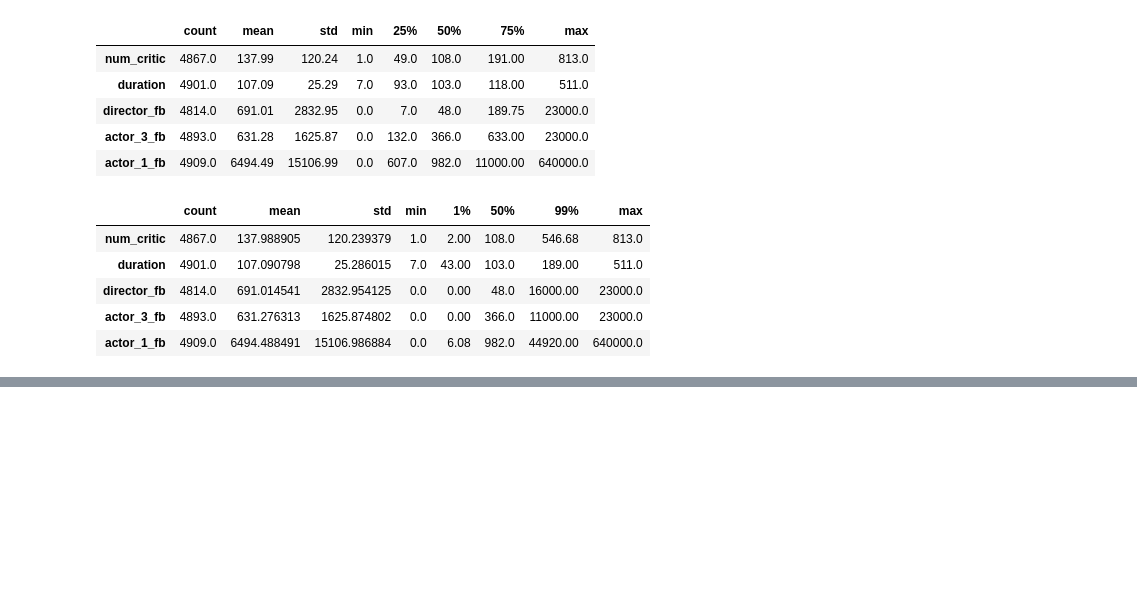
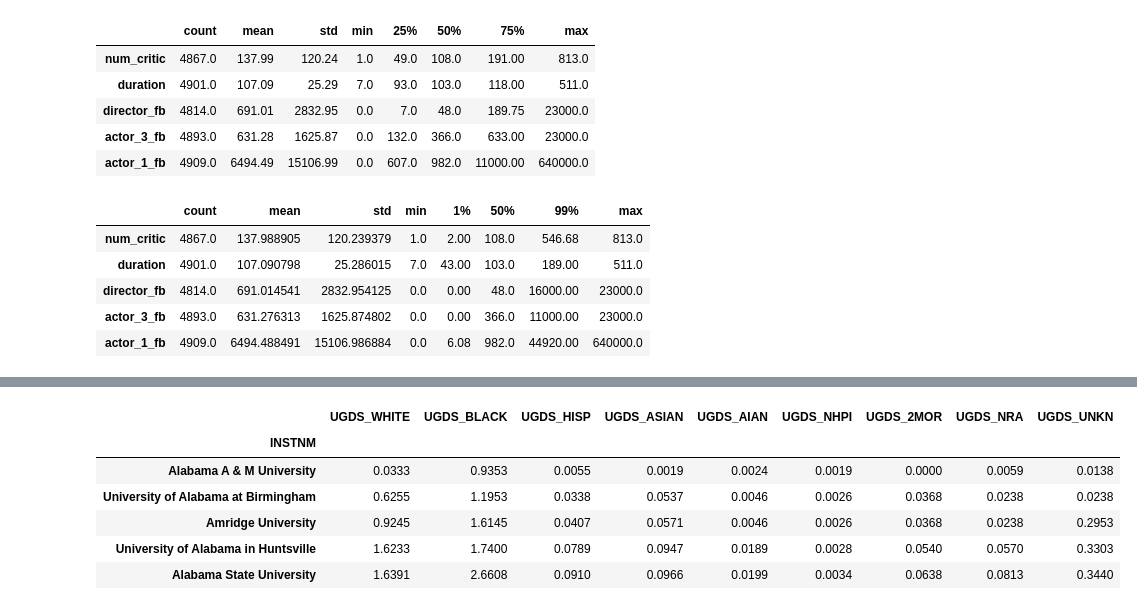
Before and after one commit to minstrel1149/pandas_practice-cookbook1, a Jupyter notebook: pd_cookbook_2_chapter2.ipynb, the cells around one changed output, grey strips where cells are left out. Cells and saved outputs as stored; diff of their text form; code cells hidden in the pictures; blank space fills up the shorter version.

```diff
--- a/pd_cookbook_2_chapter2.ipynb
+++ b/pd_cookbook_2_chapter2.ipynb
@@ -135,0 +291,10 @@ movie.describe(percentiles=[0.01, 0.5, 0.99]).T.head()
+# %%
+college_ugds.cumsum(axis=0).head()
+# %% [output]
+|  | UGDS_WHITE | UGDS_BLACK | UGDS_HISP | UGDS_ASIAN | UGDS_AIAN | UGDS_NHPI | UGDS_2MOR | UGDS_NRA | UGDS_UNKN |
+| INSTNM |  |  |  |  |  |  |  |  |  |
+| Alabama A & M University | 0.0333 | 0.9353 | 0.0055 | 0.0019 | 0.0024 | 0.0019 | 0.0000 | 0.0059 | 0.0138 |
+| University of Alabama at Birmingham | 0.6255 | 1.1953 | 0.0338 | 0.0537 | 0.0046 | 0.0026 | 0.0368 | 0.0238 | 0.0238 |
+| Amridge University | 0.9245 | 1.6145 | 0.0407 | 0.0571 | 0.0046 | 0.0026 | 0.0368 | 0.0238 | 0.2953 |
+| University of Alabama in Huntsville | 1.6233 | 1.7400 | 0.0789 | 0.0947 | 0.0189 | 0.0028 | 0.0540 | 0.0570 | 0.3303 |
+| Alabama State University | 1.6391 | 2.6608 | 0.0910 | 0.0966 | 0.0199 | 0.0034 | 0.0638 | 0.0813 | 0.3440 |
```
Also changed, not shown: parts of 20 cells of this notebook, 1 other file.
